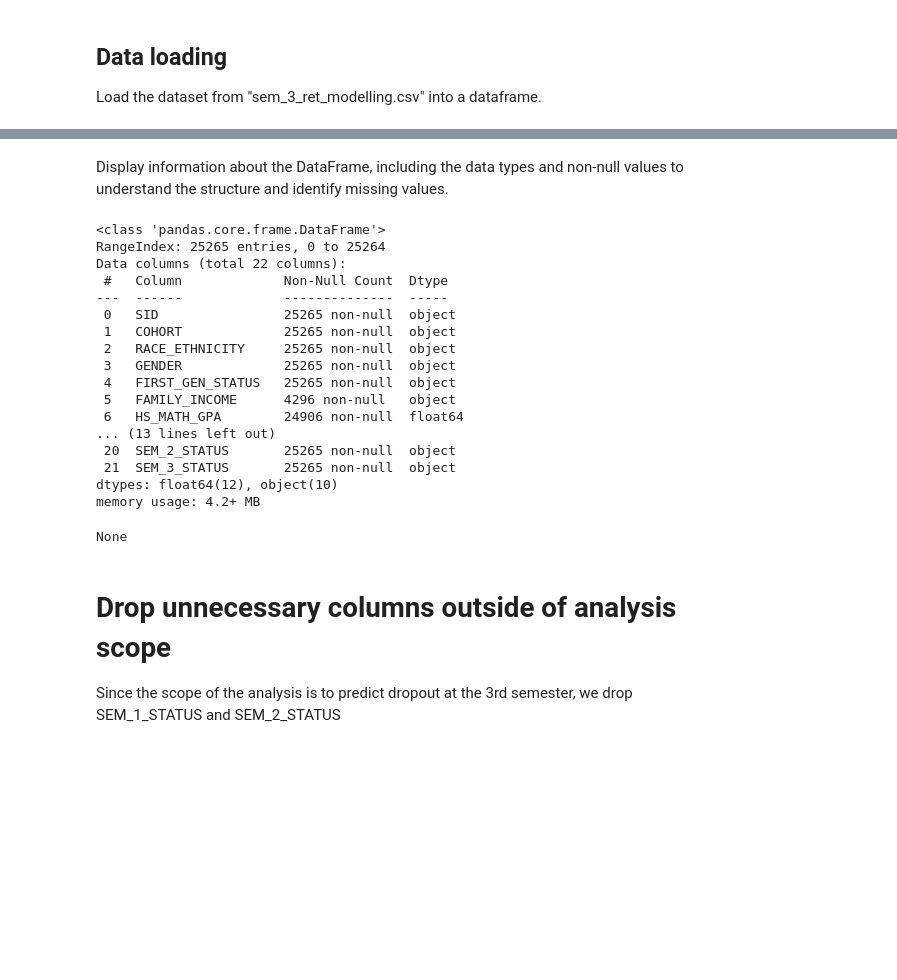
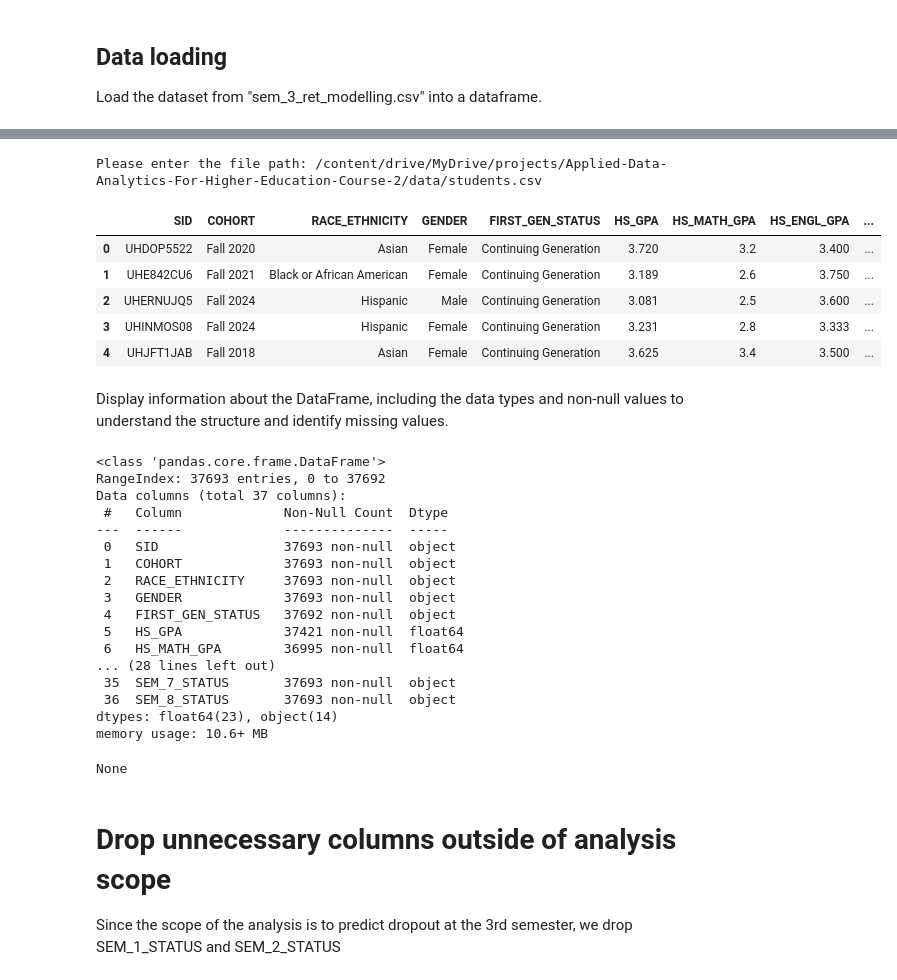
Before and after one commit to jcapitz/Applied-Data-Analytics-For-Higher-Education-Course-2, a Jupyter notebook: data_cleaning.ipynb, the cells around one changed output, grey strips where cells are left out. Drawn from its saved outputs; the diff is of its cells as text; code cells hidden in the pictures; blank space fills up the shorter version.

Commit message:
added ML cycle notebook, data modifications

```diff
--- a/data_cleaning.ipynb
+++ b/data_cleaning.ipynb
@@ -25,25 +13,38 @@ display(df.head())
+# %%
+file_path = input("Please enter the file path: ")
+
+df = pd.read_csv(file_path)
+display(df.head())
+# %% [output]
+Please enter the file path: /content/drive/MyDrive/projects/Applied-Data-Analytics-For-Higher-Education-Course-2/data/students.csv
+|  | SID | COHORT | RACE_ETHNICITY | GENDER | FIRST_GEN_STATUS | HS_GPA | HS_MATH_GPA | HS_ENGL_GPA | ... |
+| 0 | UHDOP5522 | Fall 2020 | Asian | Female | Continuing Generation | 3.720 | 3.2 | 3.400 | ... |
+| 1 | UHE842CU6 | Fall 2021 | Black or African American | Female | Continuing Generation | 3.189 | 2.6 | 3.750 | ... |
+| 2 | UHERNUJQ5 | Fall 2024 | Hispanic | Male | Continuing Generation | 3.081 | 2.5 | 3.600 | ... |
+| 3 | UHINMOS08 | Fall 2024 | Hispanic | Female | Continuing Generation | 3.231 | 2.8 | 3.333 | ... |
+| 4 | UHJFT1JAB | Fall 2018 | Asian | Female | Continuing Generation | 3.625 | 3.4 | 3.500 | ... |
 # %% [markdown]
 Display information about the DataFrame, including the data types and non-null values to understand the structure and identify missing values.
 # %%
 display(df.info())
 # %% [output]
 <class 'pandas.core.frame.DataFrame'>
-RangeIndex: 25265 entries, 0 to 25264
-Data columns (total 22 columns):
+RangeIndex: 37693 entries, 0 to 37692
+Data columns (total 37 columns):
  #   Column             Non-Null Count  Dtype
 ---  ------             --------------  -----
- 0   SID                25265 non-null  object
- 1   COHORT             25265 non-null  object
- 2   RACE_ETHNICITY     25265 non-null  object
- 3   GENDER             25265 non-null  object
- 4   FIRST_GEN_STATUS   25265 non-null  object
- 5   FAMILY_INCOME      4296 non-null   object
- 6   HS_MATH_GPA        24906 non-null  float64
-... (13 lines left out)
- 20  SEM_2_STATUS       25265 non-null  object
- 21  SEM_3_STATUS       25265 non-null  object
-dtypes: float64(12), object(10)
-memory usage: 4.2+ MB
+ 0   SID                37693 non-null  object
+ 1   COHORT             37693 non-null  object
+ 2   RACE_ETHNICITY     37693 non-null  object
+ 3   GENDER             37693 non-null  object
+ 4   FIRST_GEN_STATUS   37692 non-null  object
+ 5   HS_GPA             37421 non-null  float64
+ 6   HS_MATH_GPA        36995 non-null  float64
+... (28 lines left out)
+ 35  SEM_7_STATUS       37693 non-null  object
+ 36  SEM_8_STATUS       37693 non-null  object
+dtypes: float64(23), object(14)
+memory usage: 10.6+ MB
 None
 # %% [markdown]
 # Drop unnecessary columns outside of analysis scope
```
Also changed, not shown: parts of 10 cells of this notebook, 7 other files.
